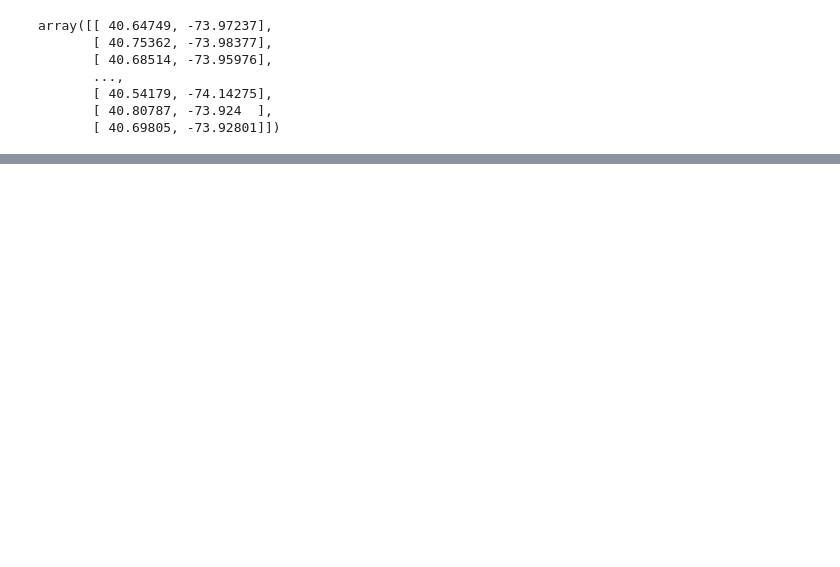
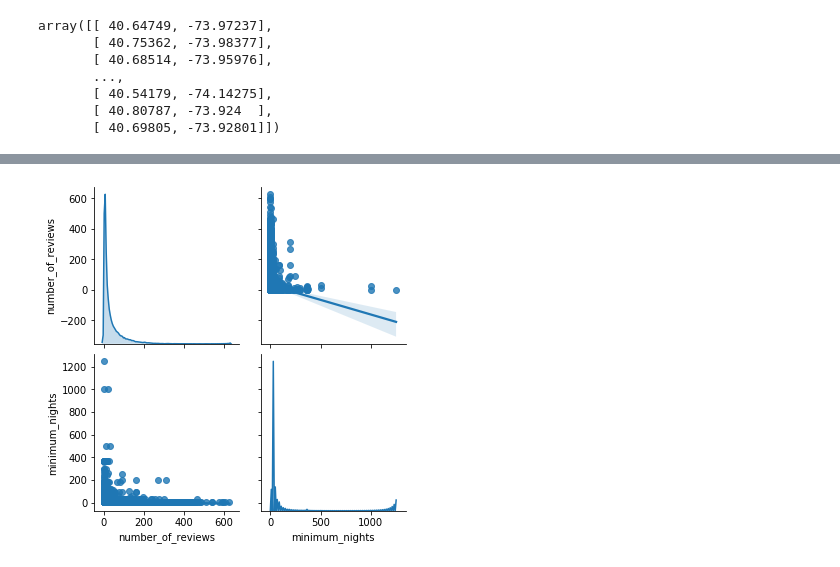
Before and after one commit to jbillet/Mod-2-062220-Project-, a Jupyter notebook: Mod 2 Project - Airbnb .ipynb, the cells around one changed output, grey strips where cells are left out. Cells and saved outputs as stored; diff of their text form; code cells hidden in the pictures; blank space fills up the shorter version.

Commit message:
feature engineering and visualizations

```diff
--- a/Mod 2 Project - Airbnb .ipynb
+++ b/Mod 2 Project - Airbnb .ipynb
@@ -222,0 +260,6 @@ array([[ 40.64749, -73.97237],
+# %%
+pair_plot= ['neighbourhood_group','number_of_reviews','minimum_nights', 'room_type']
+sns.pairplot(df[pair_plot],  kind="reg", diag_kind = "kde"   )
+plt.show()
+# %% [output]
+[figure, added]
```
Also changed, not shown: parts of 34 cells of this notebook, 2 other files.
